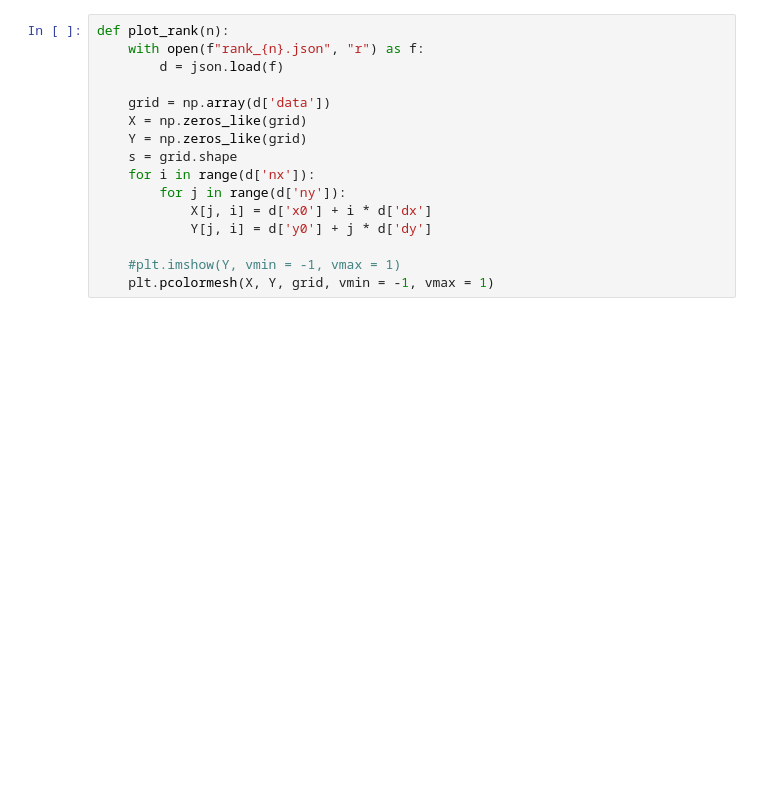
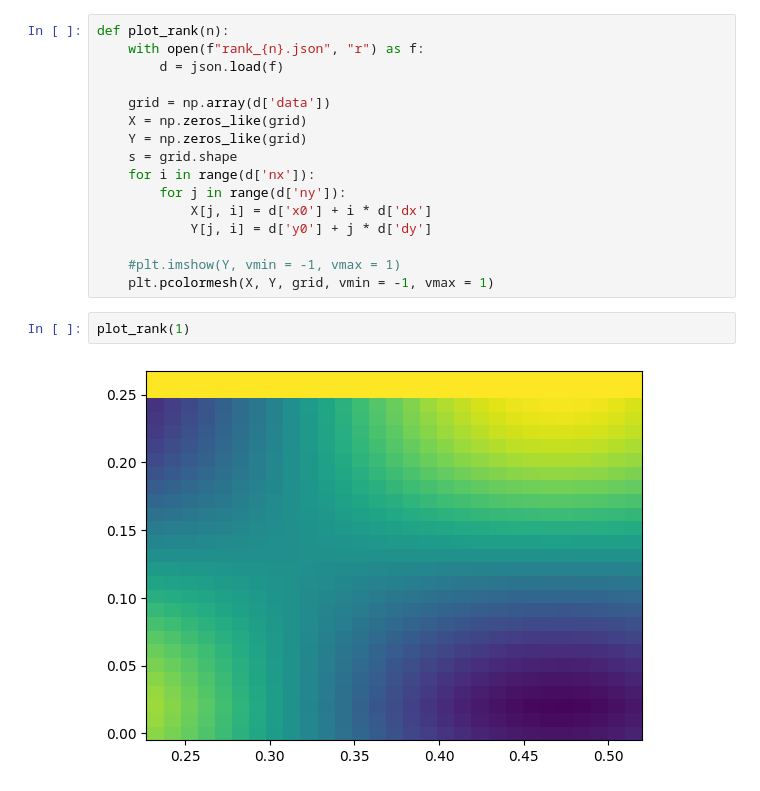
Before and after one commit to anusbickel/groupproject1, a Jupyter notebook: MPI_2D/plot_data.ipynb, the cells around one changed output. Saved outputs shown, nothing was run; the diff lists cells and outputs as text; blank space fills up the shorter version.

```diff
--- a/MPI_2D/plot_data.ipynb
+++ b/MPI_2D/plot_data.ipynb
@@ -20,6 +20,10 @@ def plot_rank(n):
 
     #plt.imshow(Y, vmin = -1, vmax = 1)
     plt.pcolormesh(X, Y, grid, vmin = -1, vmax = 1)
+# %%
+plot_rank(1)
+# %% [output]
+[figure, added]
 # %%
 for i in range(16):
     plot_rank(i)
```
Also changed, not shown: parts of 3 cells of this notebook, 21 other files.
